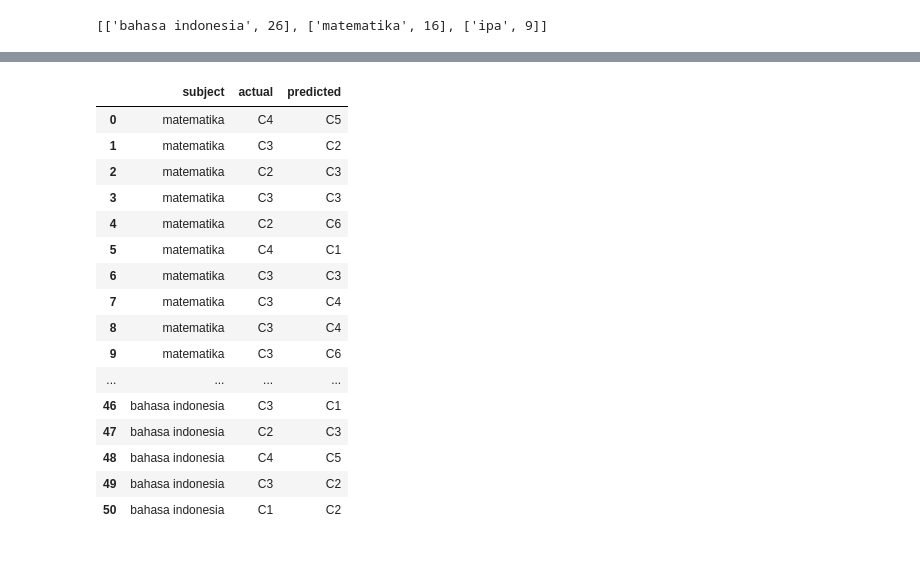
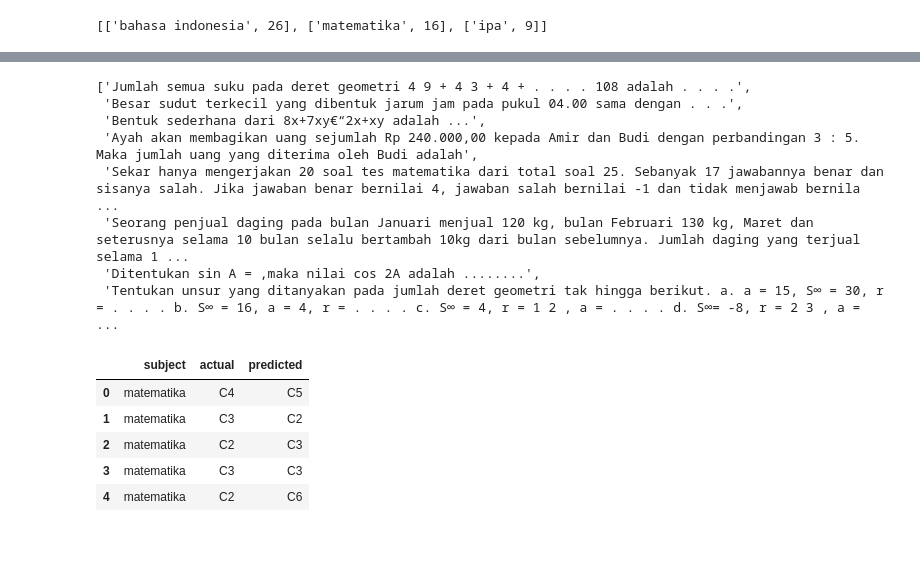
Before and after one commit to prawiraadam/finalproject, a Jupyter notebook: Bloom Classification.ipynb, the cells around one changed output, grey strips where cells are left out. Saved outputs shown, nothing was run; the diff lists cells and outputs as text; code cells hidden in the pictures.

```diff
--- a/Bloom Classification.ipynb
+++ b/Bloom Classification.ipynb
@@ -1594,29 +1652,29 @@ print(subject_sum_nb)
+# %%
+get_question(real_idx_svm, prediction_svm, df, 'C4', 'C3')
+# %% [output]
+['Jumlah semua suku pada deret geometri 4 9 + 4 3 + 4 + . . . . 108 adalah . . . .',
+ 'Besar sudut terkecil yang dibentuk jarum jam pada pukul 04.00 sama dengan . . .',
+ 'Bentuk sederhana dari 8x+7xy€“2x+xy adalah ...',
+ 'Ayah akan membagikan uang sejumlah Rp 240.000,00 kepada Amir dan Budi dengan perbandingan 3 : 5. Maka jumlah uang yang diterima oleh Budi adalah',
+ 'Sekar hanya mengerjakan 20 soal tes matematika dari total soal 25. Sebanyak 17 jawabannya benar dan sisanya salah. Jika jawaban benar bernilai 4, jawaban salah bernilai -1 dan tidak menjawab bernila ...
+ 'Seorang penjual daging pada bulan Januari menjual 120 kg, bulan Februari 130 kg, Maret dan seterusnya selama 10 bulan selalu bertambah 10kg dari bulan sebelumnya. Jumlah daging yang terjual selama 1 ...
+ 'Ditentukan sin A = ,maka nilai cos 2A adalah ........',
+ 'Tentukan unsur yang ditanyakan pada jumlah deret geometri tak hingga berikut. a. a = 15, S∞ = 30, r = . . . . b. S∞ = 16, a = 4, r = . . . . c. S∞ = 4, r = 1 2 , a = . . . . d. S∞= -8, r = 2 3 , a = ...
 # %%
 # ambil subject detail
 df_subject_detail_nb = pd.DataFrame(sorted(get_subject_detail(real_idx_nb, df, predicted_nb),
                                             key=lambda l:l[0],
                                             reverse=True),
                                     columns = ['subject', 'actual', 'predicted'])
 
-df_subject_detail_nb.head(52)
+df_subject_detail_nb.head(5)
 # %% [output]
 |  | subject | actual | predicted |
 | 0 | matematika | C4 | C5 |
 | 1 | matematika | C3 | C2 |
 | 2 | matematika | C2 | C3 |
 | 3 | matematika | C3 | C3 |
 | 4 | matematika | C2 | C6 |
-| 5 | matematika | C4 | C1 |
-| 6 | matematika | C3 | C3 |
-| 7 | matematika | C3 | C4 |
-| 8 | matematika | C3 | C4 |
-| 9 | matematika | C3 | C6 |
-| ... | ... | ... | ... |
-| 46 | bahasa indonesia | C3 | C1 |
-| 47 | bahasa indonesia | C2 | C3 |
-| 48 | bahasa indonesia | C4 | C5 |
-| 49 | bahasa indonesia | C3 | C2 |
-| 50 | bahasa indonesia | C1 | C2 |
 # %% [markdown]
 #
 # %% [markdown]
```
Also changed, not shown: parts of 16 cells of this notebook, 10 other files.
